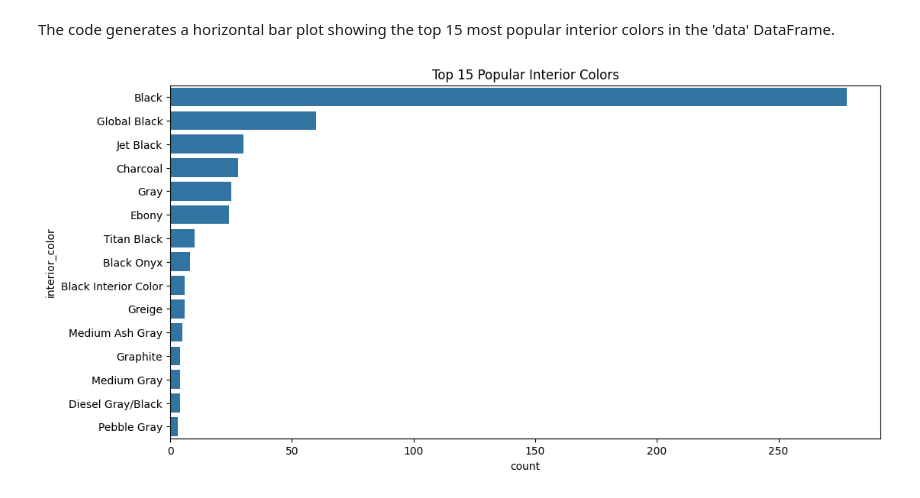
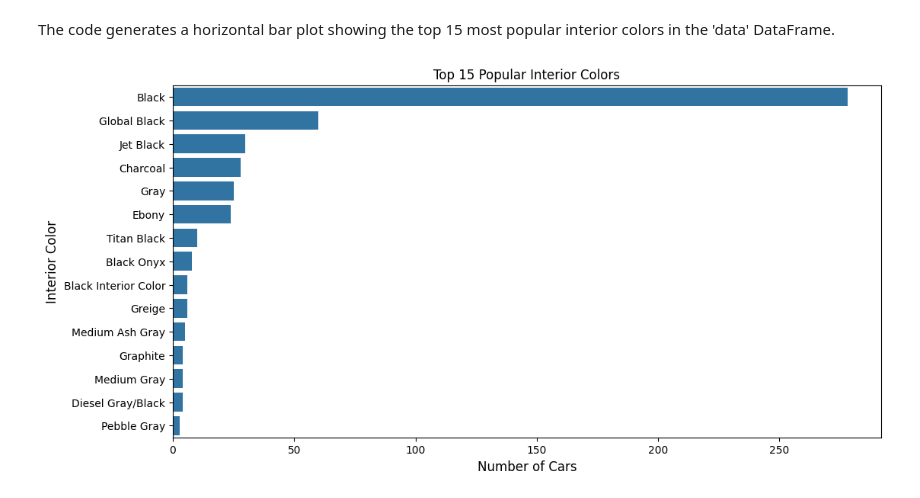
Before and after one commit to Lalitha2406/PythonLab, a Jupyter notebook: vehicle_(1).ipynb, the cells around one changed output. Cells and saved outputs as stored; diff of their text form; code cells hidden in the pictures.

```diff
--- a/vehicle_(1).ipynb
+++ b/vehicle_(1).ipynb
@@ -253,8 +263,10 @@ The code generates a horizontal bar plot showing the top 15 most popular interio
 # %%
 top_colors2 = data['interior_color'].value_counts().head(15).index
 plt.figure(figsize=(12, 6))
 sns.countplot(y='interior_color', data=data, order=top_colors2)
 plt.title('Top 15 Popular Interior Colors')
+plt.xlabel('Number of Cars', fontsize=12)
+plt.ylabel('Interior Color', fontsize=12)
 plt.show()
 # %% [output]
-[figure, old version]
+[figure, new version]
```
Also changed, not shown: parts of 6 cells of this notebook.
